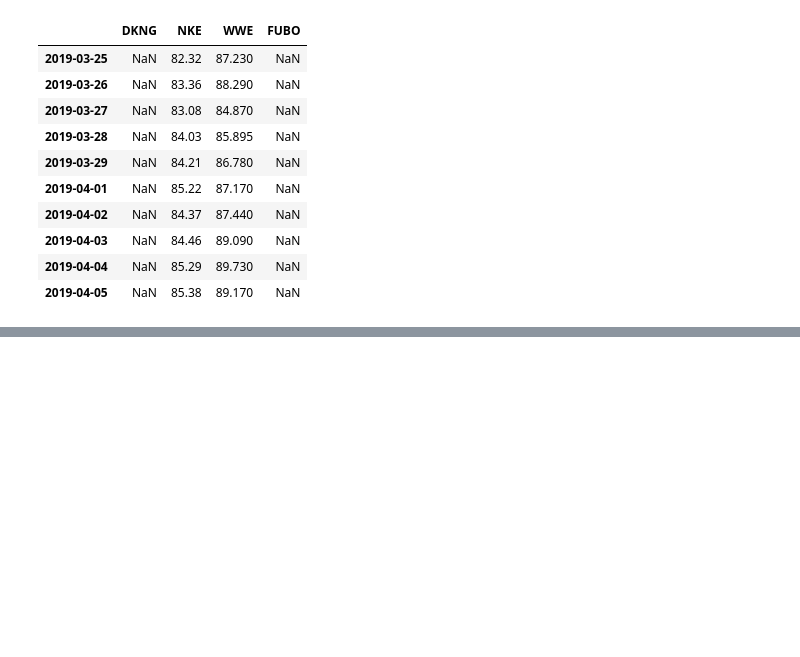
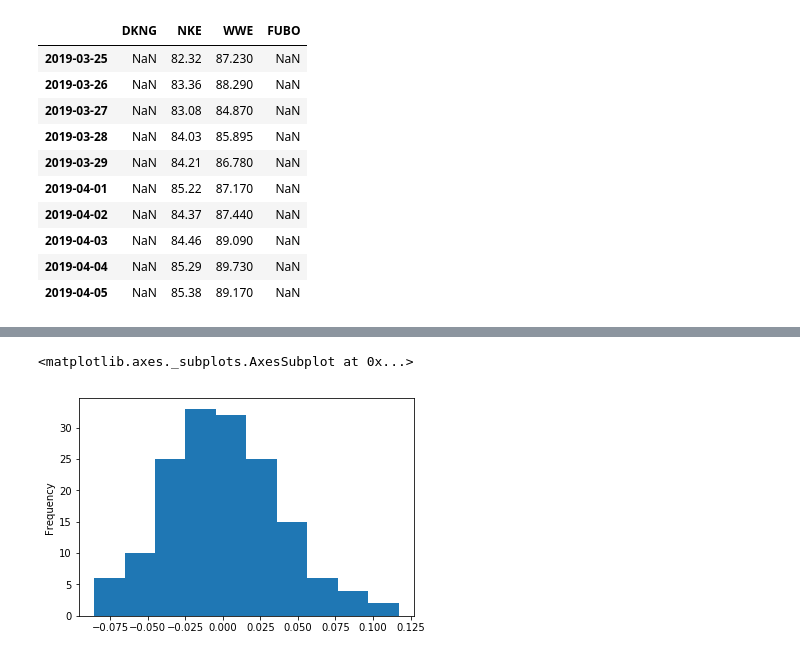
Before and after one commit to niallpwright/group2, a Jupyter notebook: Nick_sports_stocks.ipynb, the cells around one changed output, grey strips where cells are left out. Drawn from its saved outputs; the diff is of its cells as text; code cells hidden in the pictures; blank space fills up the shorter version.

```diff
--- a/Nick_sports_stocks.ipynb
+++ b/Nick_sports_stocks.ipynb
@@ -84,0 +195,9 @@ nick_portfolio_prices.to_csv('nick_portfolio.csv')
+# %%
+#Standard Deviation of Closing Prices
+
+# Compute daily returns
+nick_daily_returns = nick_portfolio_prices.pct_change().dropna()
+
+
+# Display sample data
+nick_daily_returns.head(10)
@@ -84,0 +230,6 @@ nick_portfolio_prices.to_csv('nick_portfolio.csv')
+# %%
+# Portfolio Histogram Plot
+nick_daily_returns["DKNG"].plot.hist()
+# %% [output]
+<matplotlib.axes._subplots.AxesSubplot at 0x...>
+[figure, added]
```
Also changed, not shown: parts of 22 cells of this notebook, 1 other file.
